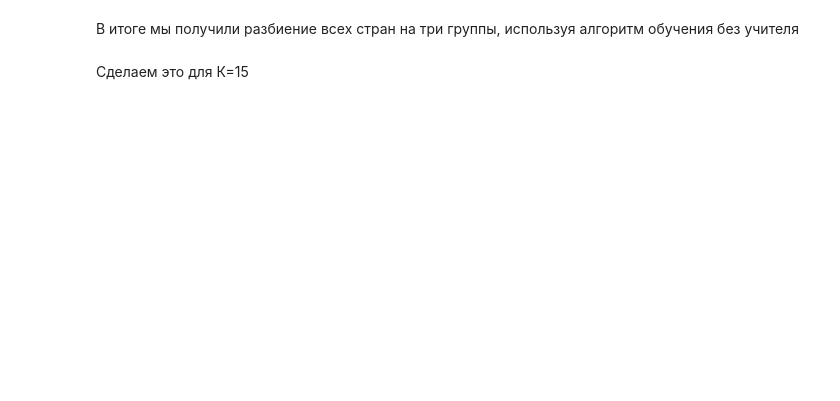
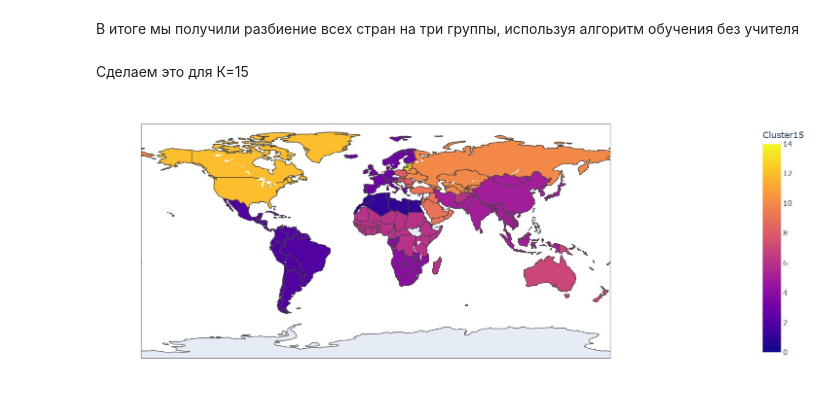
Before and after one commit to DetushevMM/Academic-potfolio, a Jupyter notebook: Classical Machine Learning/Unsupervised learning/Clustering/Country analysis and clustering_KMeans.ipynb, the cells around one changed output. Saved outputs shown, nothing was run; the diff lists cells and outputs as text; code cells hidden in the pictures; blank space fills up the shorter version.

```diff
--- a/Classical Machine Learning/Unsupervised learning/Clustering/Country analysis and clustering_KMeans.ipynb
+++ b/Classical Machine Learning/Unsupervised learning/Clustering/Country analysis and clustering_KMeans.ipynb
@@ -482,3 +489,8 @@ fig = px.choropleth(df, locations='ISO CODE',
                     color='Cluster15',
                     hover_name='Country')
 fig.show()
+# %%
+img15 = Image.open(r"C:\Users\mmd28\OneDrive\Рабочий стол\Academic potfolio\Classical Machine Learning\Unsupervised learning\Data\15 кластеров карта.jpg")
+img15
+# %% [output]
+[figure, added]
```
Also changed, not shown: parts of 3 cells of this notebook, 3 other files.
